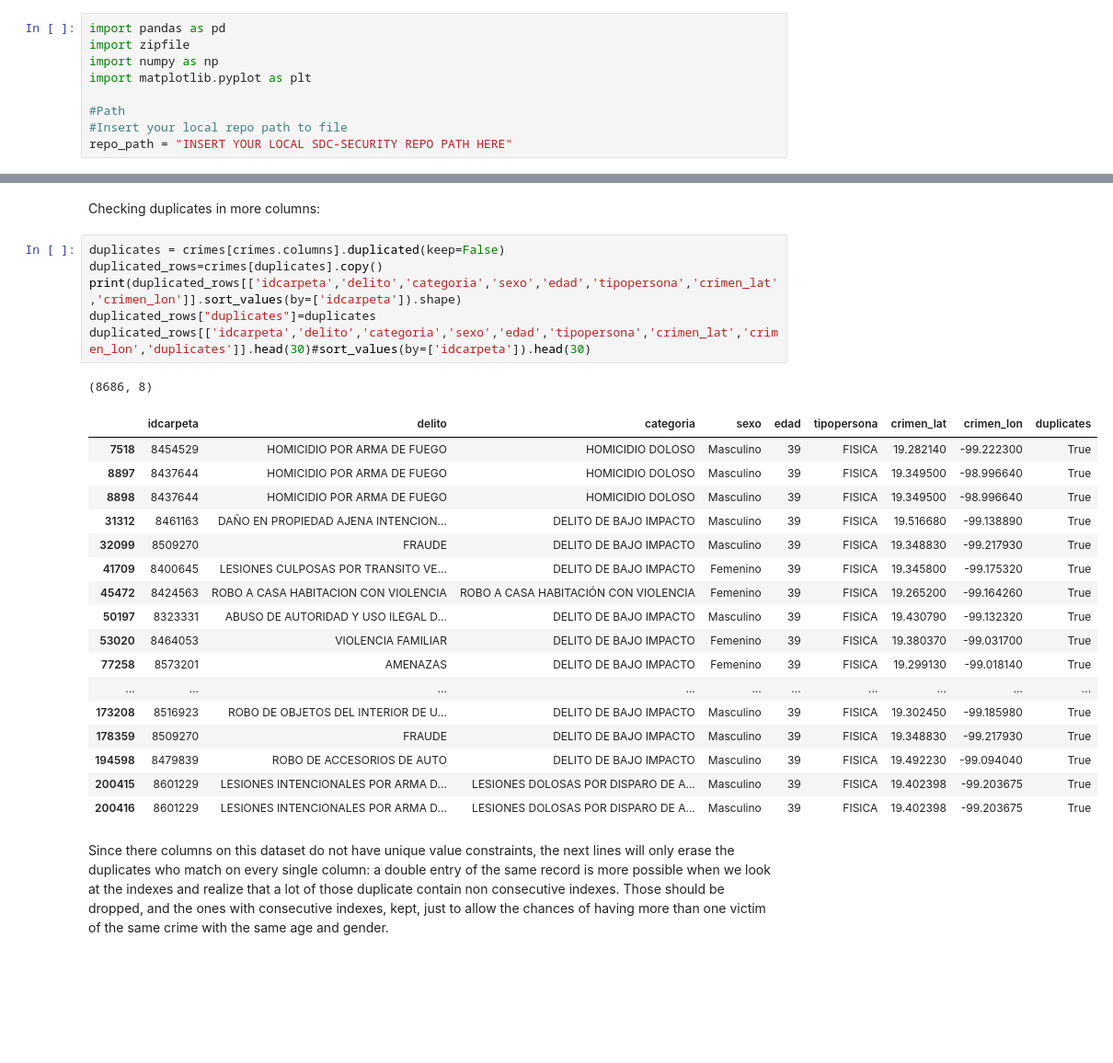
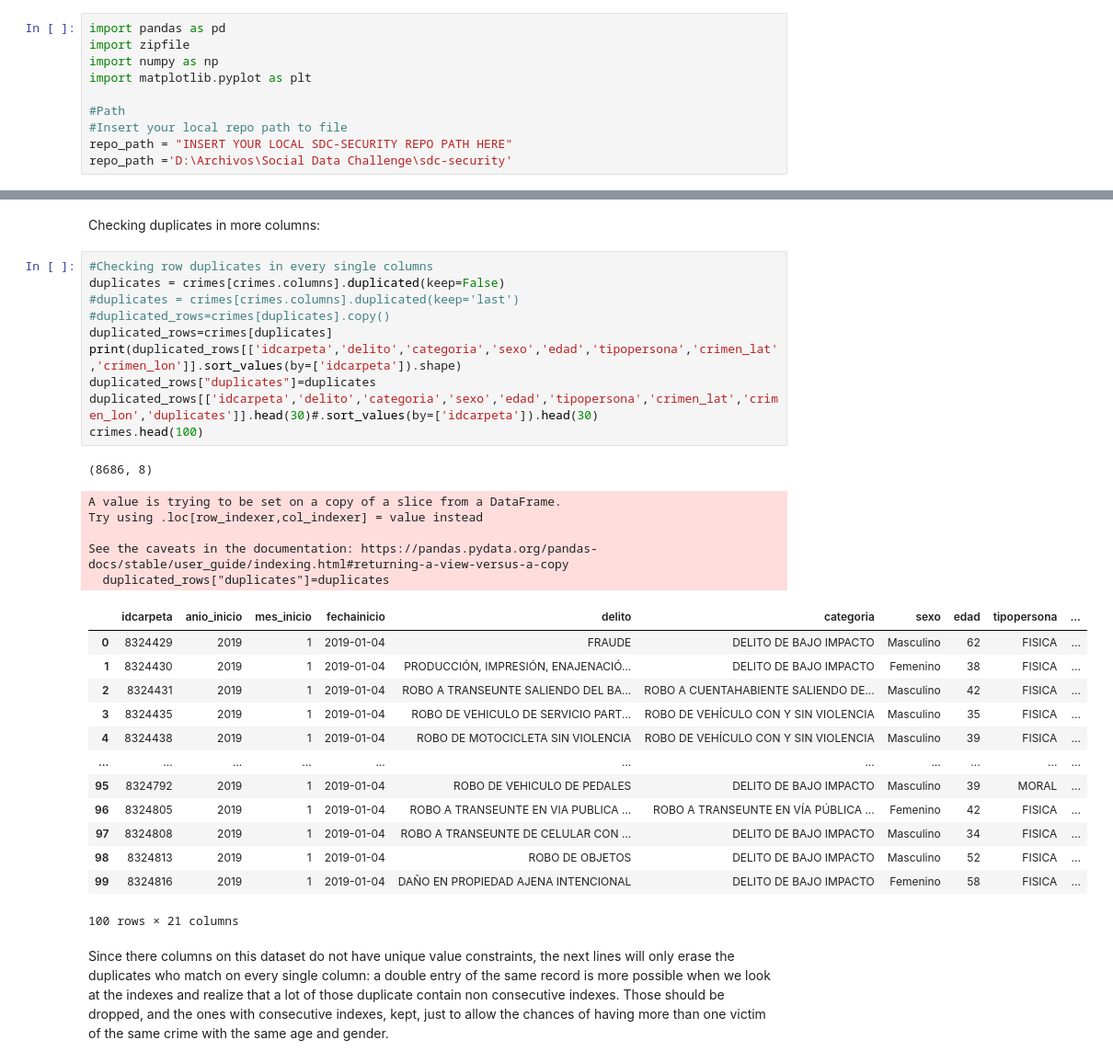
Before and after one commit to marcocasillas91/sdc-security, a Jupyter notebook: notebooks/1_first_datalake.ipynb, the cells around one changed output, grey strips where cells are left out. Shown at 92% size. Drawn from its saved outputs; the diff is of its cells as text; blank space fills up the shorter version.

```diff
--- a/notebooks/1_first_datalake.ipynb
+++ b/notebooks/1_first_datalake.ipynb
@@ -13,6 +13,7 @@ import matplotlib.pyplot as plt
 #Path
 #Insert your local repo path to file
 repo_path = "INSERT YOUR LOCAL SDC-SECURITY REPO PATH HERE"
+repo_path ='D:\Archivos\Social Data Challenge\sdc-security'
 # %%
 crime_data_path = "\datasets\da_victimas_completa_marzo_2023.zip"
 
@@ -354,30 +357,35 @@ duplicated_rows[['idcarpeta','delito','categoria','sexo','edad','tipopersona','f
 # %% [markdown]
 Checking duplicates in more columns:
 # %%
+#Checking row duplicates in every single columns
 duplicates = crimes[crimes.columns].duplicated(keep=False)
-duplicated_rows=crimes[duplicates].copy()
+#duplicates = crimes[crimes.columns].duplicated(keep='last')
+#duplicated_rows=crimes[duplicates].copy()
+duplicated_rows=crimes[duplicates]
 print(duplicated_rows[['idcarpeta','delito','categoria','sexo','edad','tipopersona','crimen_lat','crimen_lon']].sort_values(by=['idcarpeta']).shape)
 duplicated_rows["duplicates"]=duplicates
-duplicated_rows[['idcarpeta','delito','categoria','sexo','edad','tipopersona','crimen_lat','crimen_lon','duplicates']].head(30)#sort_values(by=['idcarpeta']).head(30)
+duplicated_rows[['idcarpeta','delito','categoria','sexo','edad','tipopersona','crimen_lat','crimen_lon','duplicates']].head(30)#.sort_values(by=['idcarpeta']).head(30)
+crimes.head(100)
 # %% [output]
 (8686, 8)
+A value is trying to be set on a copy of a slice from a DataFrame.
+Try using .loc[row_indexer,col_indexer] = value instead
+
+See the caveats in the documentation: https://pandas.pydata.org/pandas-docs/stable/user_guide/indexing.html#returning-a-view-versus-a-copy
+  duplicated_rows["duplicates"]=duplicates
-|  | idcarpeta | delito | categoria | sexo | edad | tipopersona | crimen_lat | crimen_lon | duplicates |
-| 7518 | 8454529 | HOMICIDIO POR ARMA DE FUEGO | HOMICIDIO DOLOSO | Masculino | 39 | FISICA | 19.282140 | -99.222300 | True |
-| 8897 | 8437644 | HOMICIDIO POR ARMA DE FUEGO | HOMICIDIO DOLOSO | Masculino | 39 | FISICA | 19.349500 | -98.996640 | True |
-| 8898 | 8437644 | HOMICIDIO POR ARMA DE FUEGO | HOMICIDIO DOLOSO | Masculino | 39 | FISICA | 19.349500 | -98.996640 | True |
-| 31312 | 8461163 | DAÑO EN PROPIEDAD AJENA INTENCION... | DELITO DE BAJO IMPACTO | Masculino | 39 | FISICA | 19.516680 | -99.138890 | True |
-| 32099 | 8509270 | FRAUDE | DELITO DE BAJO IMPACTO | Masculino | 39 | FISICA | 19.348830 | -99.217930 | True |
-| 41709 | 8400645 | LESIONES CULPOSAS POR TRANSITO VE... | DELITO DE BAJO IMPACTO | Femenino | 39 | FISICA | 19.345800 | -99.175320 | True |
-| 45472 | 8424563 | ROBO A CASA HABITACION CON VIOLENCIA | ROBO A CASA HABITACIÓN CON VIOLENCIA | Femenino | 39 | FISICA | 19.265200 | -99.164260 | True |
-| 50197 | 8323331 | ABUSO DE AUTORIDAD Y USO ILEGAL D... | DELITO DE BAJO IMPACTO | Masculino | 39 | FISICA | 19.430790 | -99.132320 | True |
-| 53020 | 8464053 | VIOLENCIA FAMILIAR | DELITO DE BAJO IMPACTO | Femenino | 39 | FISICA | 19.380370 | -99.031700 | True |
-| 77258 | 8573201 | AMENAZAS | DELITO DE BAJO IMPACTO | Femenino | 39 | FISICA | 19.299130 | -99.018140 | True |
-| ... | ... | ... | ... | ... | ... | ... | ... | ... | ... |
-| 173208 | 8516923 | ROBO DE OBJETOS DEL INTERIOR DE U... | DELITO DE BAJO IMPACTO | Masculino | 39 | FISICA | 19.302450 | -99.185980 | True |
-| 178359 | 8509270 | FRAUDE | DELITO DE BAJO IMPACTO | Masculino | 39 | FISICA | 19.348830 | -99.217930 | True |
-| 194598 | 8479839 | ROBO DE ACCESORIOS DE AUTO | DELITO DE BAJO IMPACTO | Masculino | 39 | FISICA | 19.492230 | -99.094040 | True |
-| 200415 | 8601229 | LESIONES INTENCIONALES POR ARMA D... | LESIONES DOLOSAS POR DISPARO DE A... | Masculino | 39 | FISICA | 19.402398 | -99.203675 | True |
-| 200416 | 8601229 | LESIONES INTENCIONALES POR ARMA D... | LESIONES DOLOSAS POR DISPARO DE A... | Masculino | 39 | FISICA | 19.402398 | -99.203675 | True |
+|  | idcarpeta | anio_inicio | mes_inicio | fechainicio | delito | categoria | sexo | edad | tipopersona | ... |
+| 0 | 8324429 | 2019 | 1 | 2019-01-04 | FRAUDE | DELITO DE BAJO IMPACTO | Masculino | 62 | FISICA | ... |
+| 1 | 8324430 | 2019 | 1 | 2019-01-04 | PRODUCCIÓN, IMPRESIÓN, ENAJENACIÓ... | DELITO DE BAJO IMPACTO | Femenino | 38 | FISICA | ... |
+| 2 | 8324431 | 2019 | 1 | 2019-01-04 | ROBO A TRANSEUNTE SALIENDO DEL BA... | ROBO A CUENTAHABIENTE SALIENDO DE... | Masculino | 42 | FISICA | ... |
+| 3 | 8324435 | 2019 | 1 | 2019-01-04 | ROBO DE VEHICULO DE SERVICIO PART... | ROBO DE VEHÍCULO CON Y SIN VIOLENCIA | Masculino | 35 | FISICA | ... |
+| 4 | 8324438 | 2019 | 1 | 2019-01-04 | ROBO DE MOTOCICLETA SIN VIOLENCIA | ROBO DE VEHÍCULO CON Y SIN VIOLENCIA | Masculino | 39 | FISICA | ... |
+| ... | ... | ... | ... | ... | ... | ... | ... | ... | ... | ... |
+| 95 | 8324792 | 2019 | 1 | 2019-01-04 | ROBO DE VEHICULO DE PEDALES | DELITO DE BAJO IMPACTO | Masculino | 39 | MORAL | ... |
+| 96 | 8324805 | 2019 | 1 | 2019-01-04 | ROBO A TRANSEUNTE EN VIA PUBLICA ... | ROBO A TRANSEUNTE EN VÍA PÚBLICA ... | Femenino | 42 | FISICA | ... |
+| 97 | 8324808 | 2019 | 1 | 2019-01-04 | ROBO A TRANSEUNTE DE CELULAR CON ... | DELITO DE BAJO IMPACTO | Masculino | 34 | FISICA | ... |
+| 98 | 8324813 | 2019 | 1 | 2019-01-04 | ROBO DE OBJETOS | DELITO DE BAJO IMPACTO | Masculino | 52 | FISICA | ... |
+| 99 | 8324816 | 2019 | 1 | 2019-01-04 | DAÑO EN PROPIEDAD AJENA INTENCIONAL | DELITO DE BAJO IMPACTO | Femenino | 58 | FISICA | ... |
+100 rows × 21 columns
 # %% [markdown]
 Since there columns on this dataset do not have unique value constraints, the next lines will only erase the duplicates who match on every single column: a double entry of the same record is more possible when we look at the indexes and realize that a lot of those duplicate contain non consecutive indexes. Those should be dropped, and the ones with consecutive indexes, kept, just to allow the chances of having more than one victim of the same crime with the same age and gender.
 # %%
```
Also changed, not shown: parts of 3 cells of this notebook, 4 other files.
